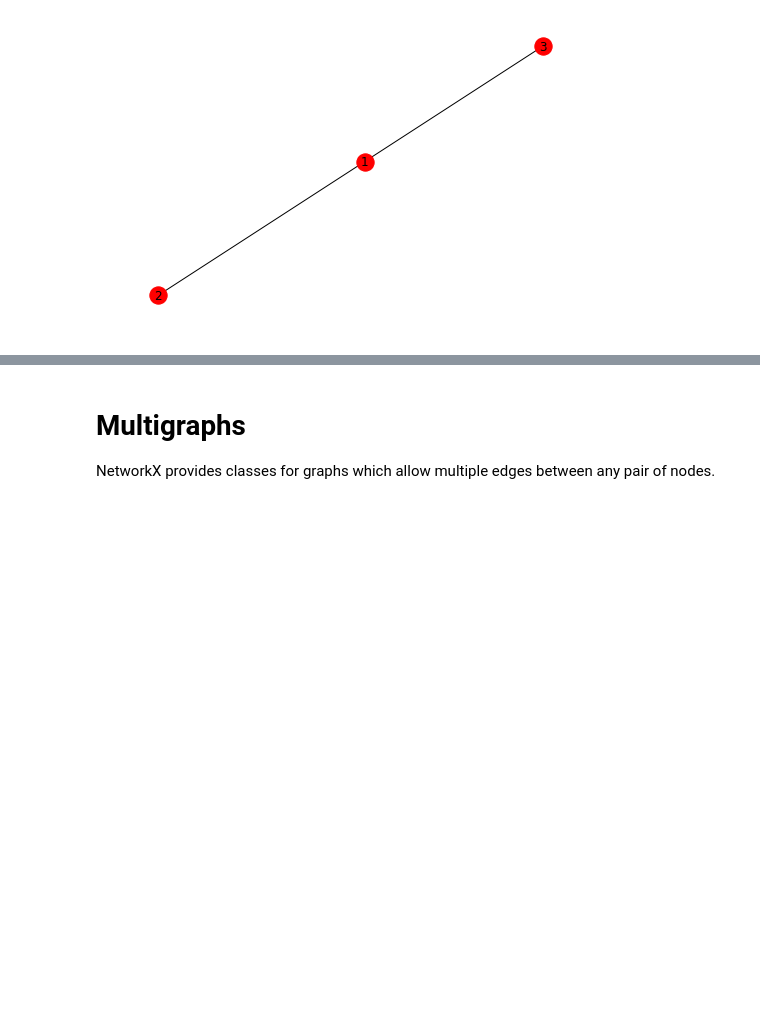
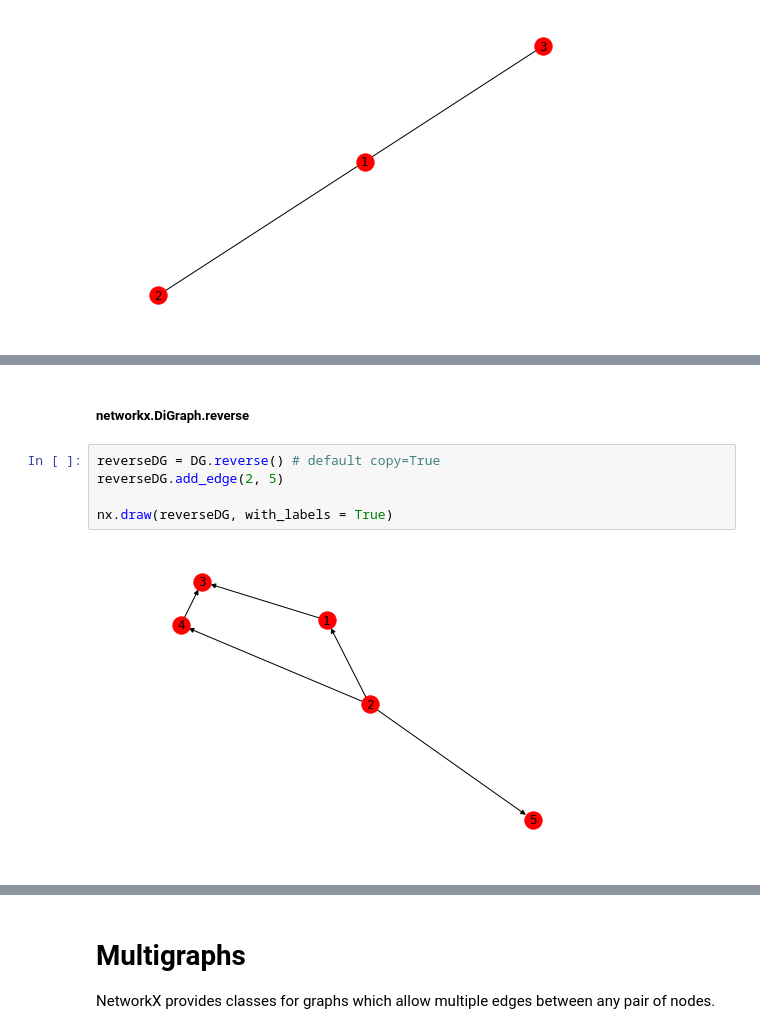
Before and after one commit to Falcon43/Python, a Jupyter notebook: datastructures/networkx.ipynb, the cells around one changed output, grey strips where cells are left out. Drawn from its saved outputs; the diff is of its cells as text; blank space fills up the shorter version.

```diff
--- a/datastructures/networkx.ipynb
+++ b/datastructures/networkx.ipynb
@@ -321,0 +386,9 @@ nx.draw(H, with_labels = True)
+# %% [markdown]
+##### networkx.DiGraph.reverse
+# %%
+reverseDG = DG.reverse() # default copy=True
+reverseDG.add_edge(2, 5)
+
+nx.draw(reverseDG, with_labels = True)
+# %% [output]
+[figure, added]
```
Also changed, not shown: parts of 13 cells of this notebook.
